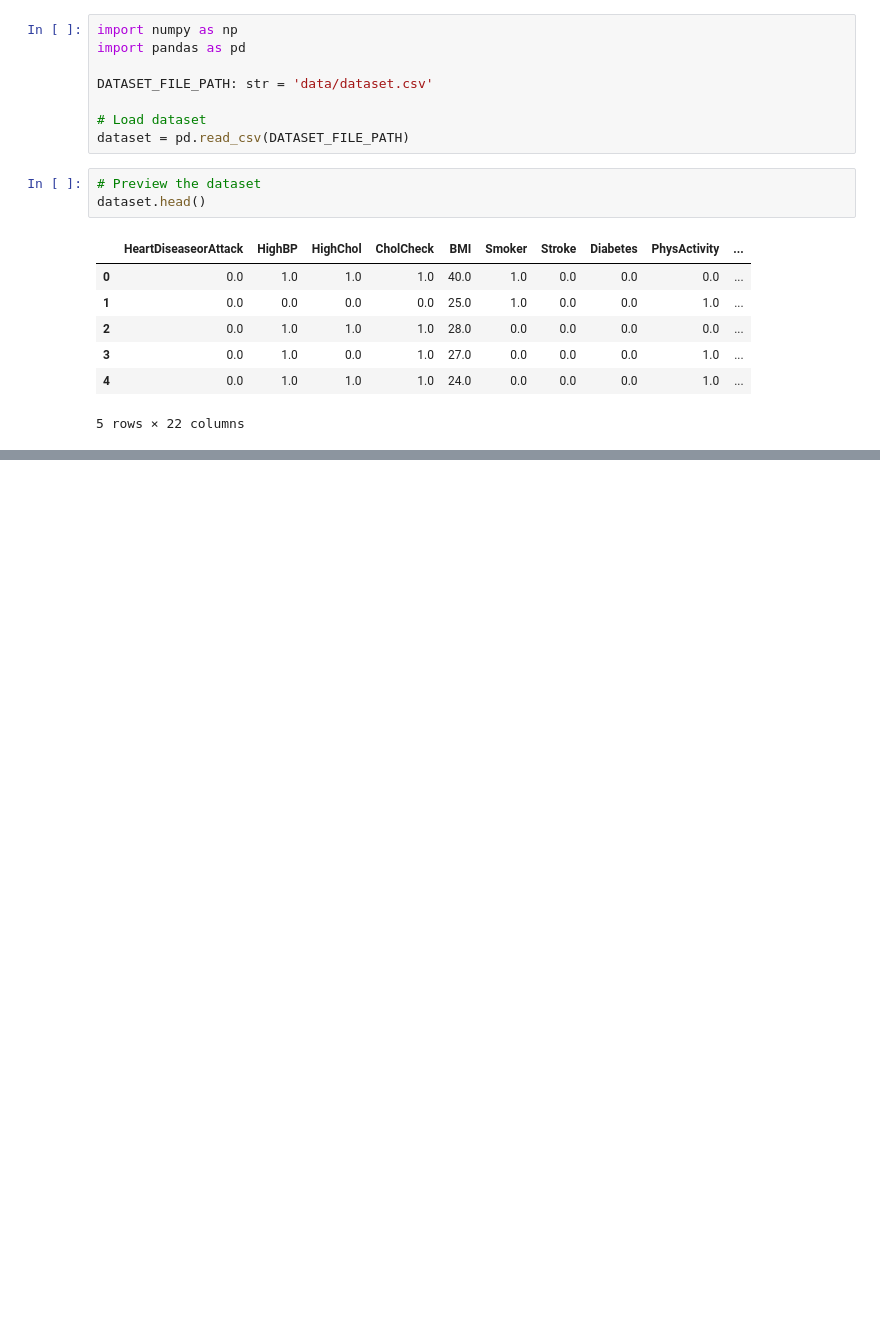
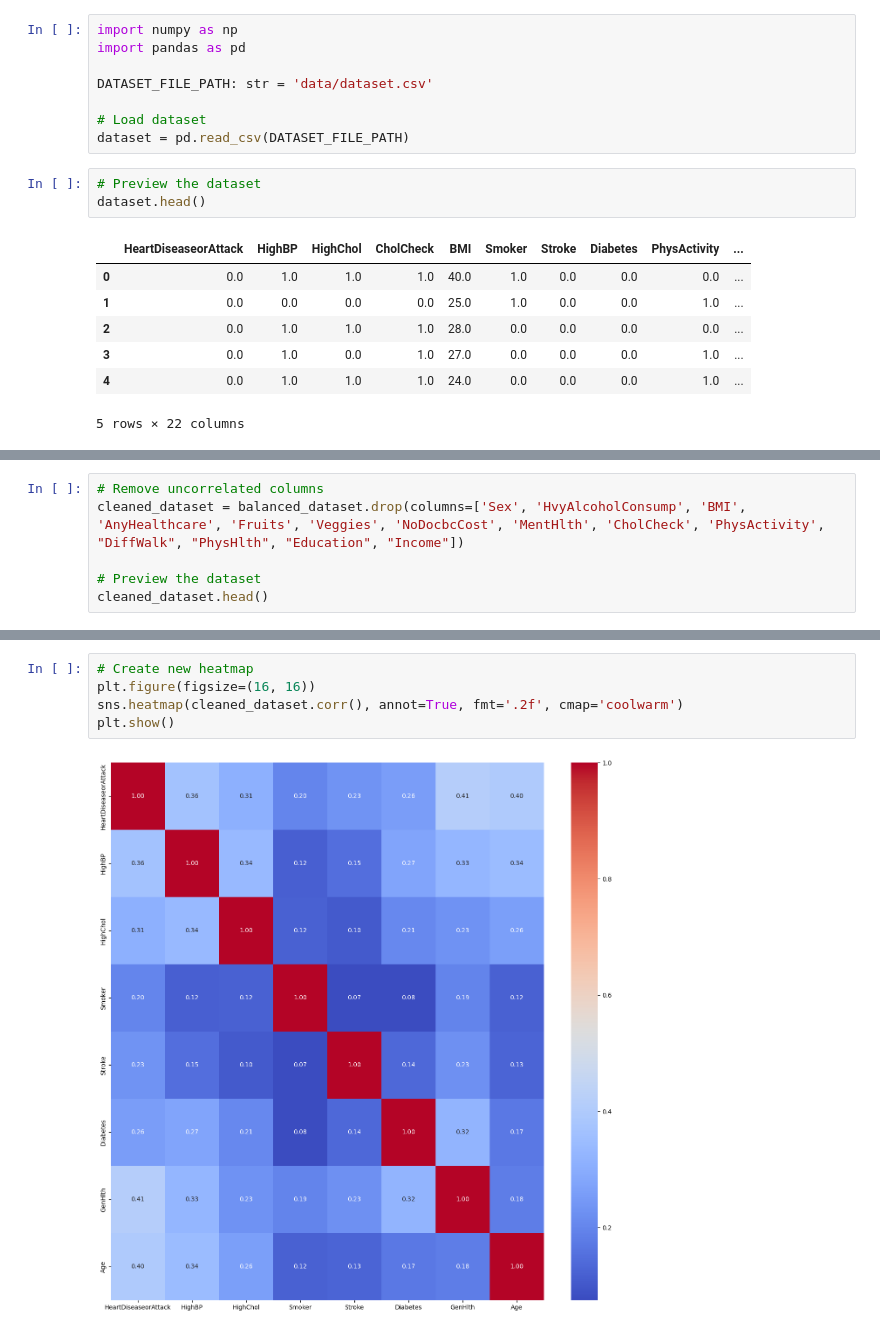
Before and after one commit to rasooly-dev/ECS170Project, a Jupyter notebook: main.ipynb, the cells around one changed output, grey strips where cells are left out. Drawn from its saved outputs; the diff is of its cells as text; blank space fills up the shorter version.

```diff
--- a/main.ipynb
+++ b/main.ipynb
@@ -29,0 +39,6 @@ plt.show()
+# %%
+# Remove uncorrelated columns
+cleaned_dataset = balanced_dataset.drop(columns=['Sex', 'HvyAlcoholConsump', 'BMI', 'AnyHealthcare', 'Fruits', 'Veggies', 'NoDocbcCost', 'MentHlth', 'CholCheck', 'PhysActivity', "DiffWalk", "PhysHlth", "Education", "Income"])
+
+# Preview the dataset
+cleaned_dataset.head()
@@ -29,0 +52,7 @@ plt.show()
+# %%
+# Create new heatmap
+plt.figure(figsize=(16, 16))
+sns.heatmap(cleaned_dataset.corr(), annot=True, fmt='.2f', cmap='coolwarm')
+plt.show()
+# %% [output]
+[figure, added]
```
Also changed, not shown: parts of 20 cells of this notebook.
